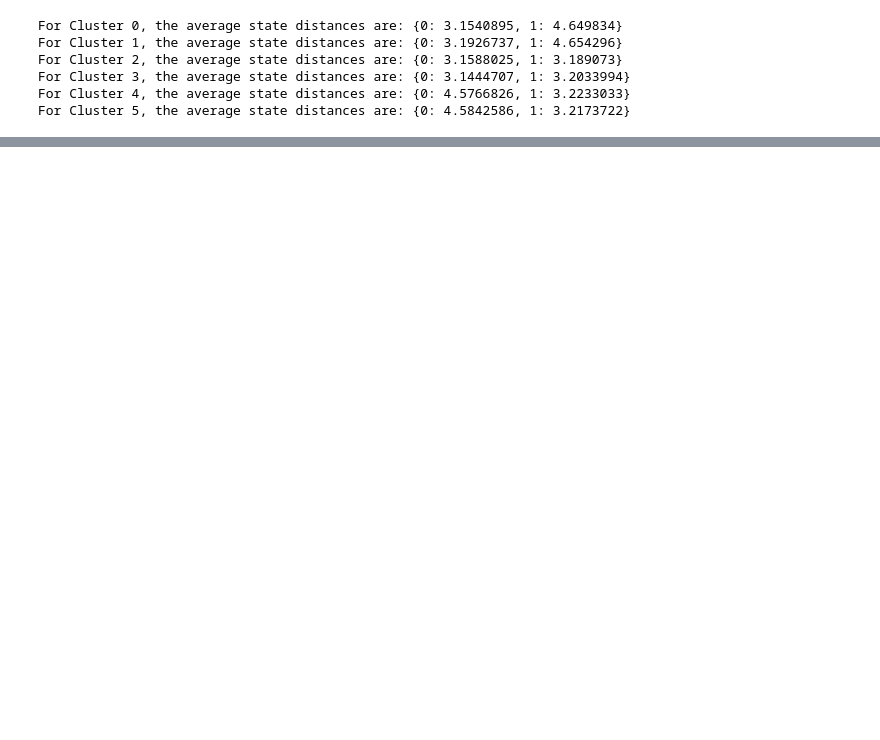
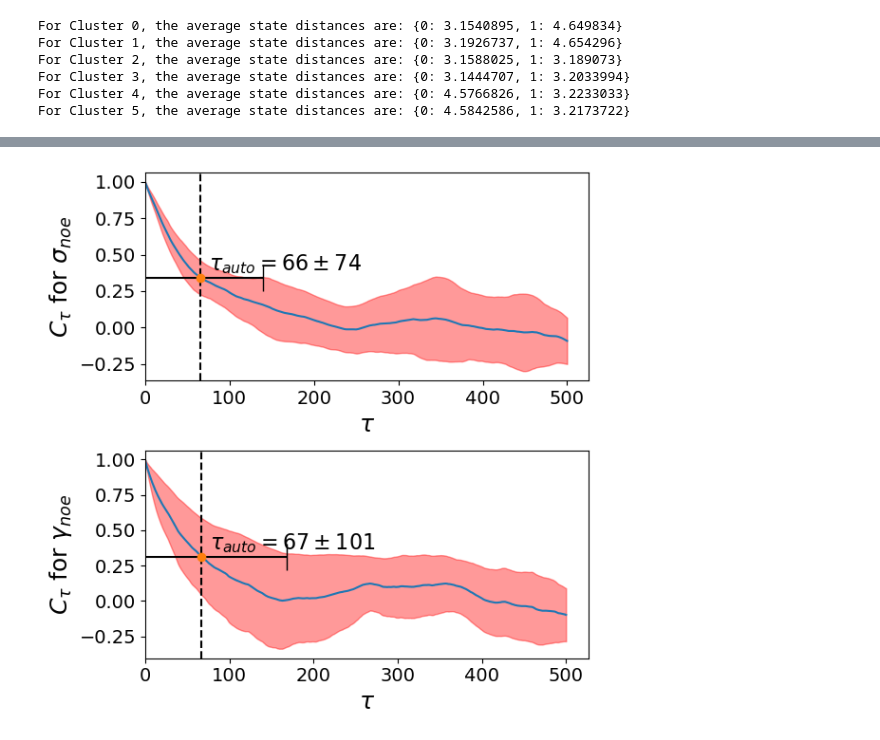
Before and after one commit to starwingc/peptoid_24summer, a Jupyter notebook: peptoid/19AE1-4-A/GAFF/protonated/HREX_500ns/comparing_exp.ipynb, the cells around one changed output, grey strips where cells are left out. Drawn from its saved outputs; the diff is of its cells as text; code cells hidden in the pictures; blank space fills up the shorter version.

```diff
--- a/peptoid/19AE1-4-A/GAFF/protonated/HREX_500ns/comparing_exp.ipynb
+++ b/peptoid/19AE1-4-A/GAFF/protonated/HREX_500ns/comparing_exp.ipynb
@@ -256,0 +350,4 @@ pd.read_pickle(input_data[0][0])
+# %%
+convergence.get_autocorrelation_curves(method="block-avg-auto", maxtau=500, nblocks=5)
+# %% [output]
+[figure, added]
```
Also changed, not shown: parts of 27 cells of this notebook, 1 other file.
